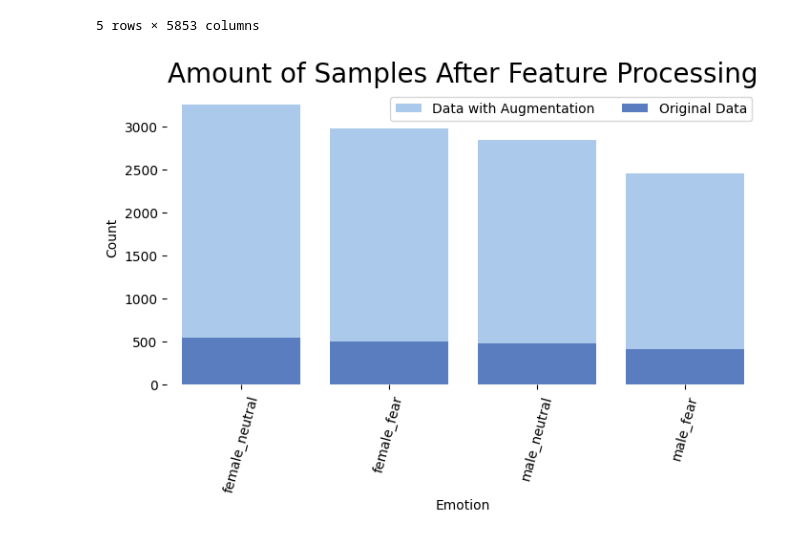
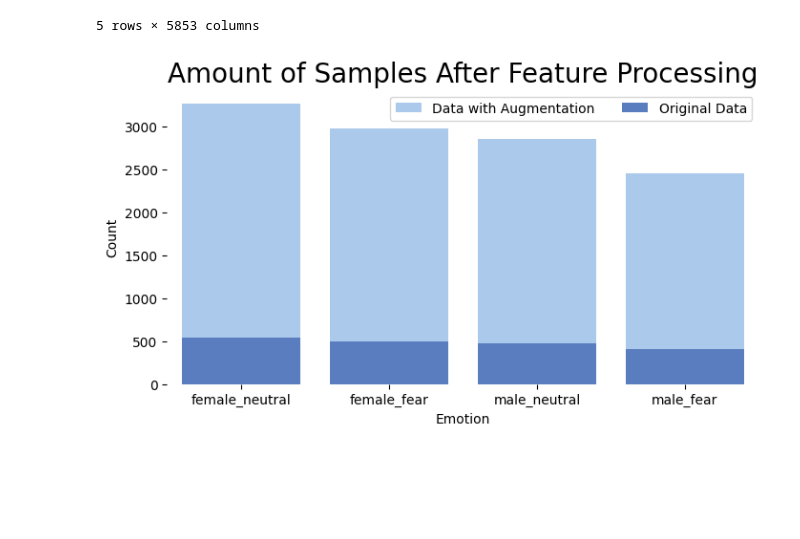
Before and after one commit to Ruthamey1/speech_emotion, a Jupyter notebook: Graphs.ipynb, the cells around one changed output. Saved outputs shown, nothing was run; the diff lists cells and outputs as text; code cells hidden in the pictures; blank space fills up the shorter version.

```diff
--- a/Graphs.ipynb
+++ b/Graphs.ipynb
@@ -468,26 +468,26 @@ Emotions.shape
 # %%
 #Comparitive graphs of amount of samples
 original_counts = data['Emotions'].value_counts().reset_index()
 original_counts.columns = ['Emotion', 'Count']
 
 value_counts = Emotions['Emotions'].value_counts().reset_index()
 value_counts.columns = ['Emotion', 'Count']
 
 f, ax = plt.subplots(figsize=(8, 4))
 
 sns.set_color_codes("pastel")
 sns.barplot(data=value_counts, x='Emotion', y='Count',
             label="Data with Augmentation", color="b")
 
 sns.set_color_codes("muted")
 sns.barplot(data=original_counts, x='Emotion', y='Count',
             label="Original Data", color="b")
 
 ax.legend(ncol=2, loc="upper right", frameon=True)
 ax.set(ylabel="Count",
        xlabel="Emotion")
-ax.set_xticklabels(ax.get_xticklabels(), rotation=75)
+#ax.set_xticklabels(ax.get_xticklabels(), rotation=75)
 ax.set_title('Amount of Samples After Feature Processing', fontsize=20)
 sns.despine(left=True, bottom=True)
 # %% [output]
-[figure, old version]
+[figure, new version]
```
Also changed, not shown: 8 other files.
